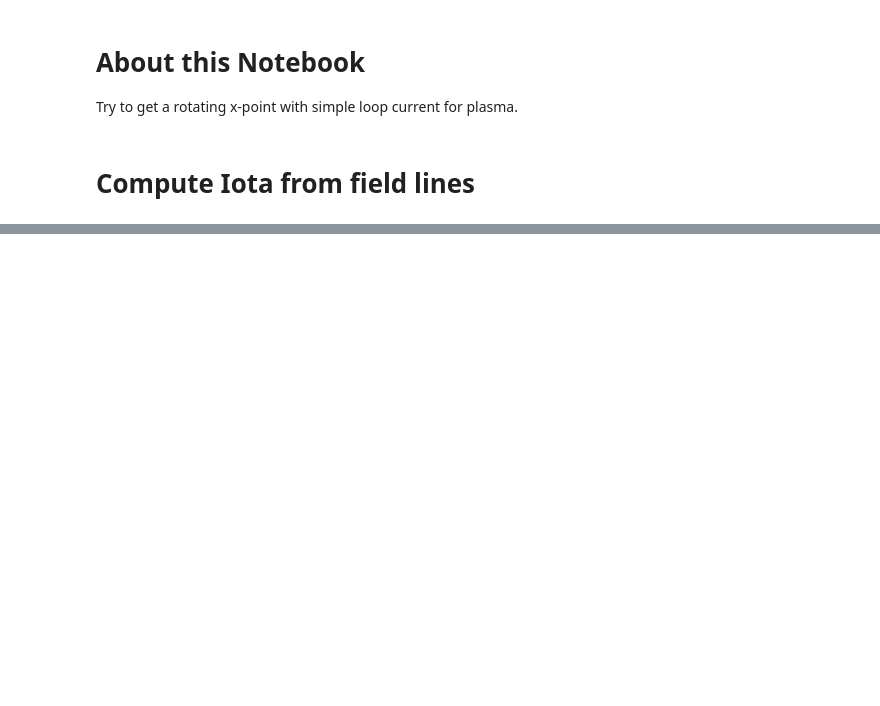
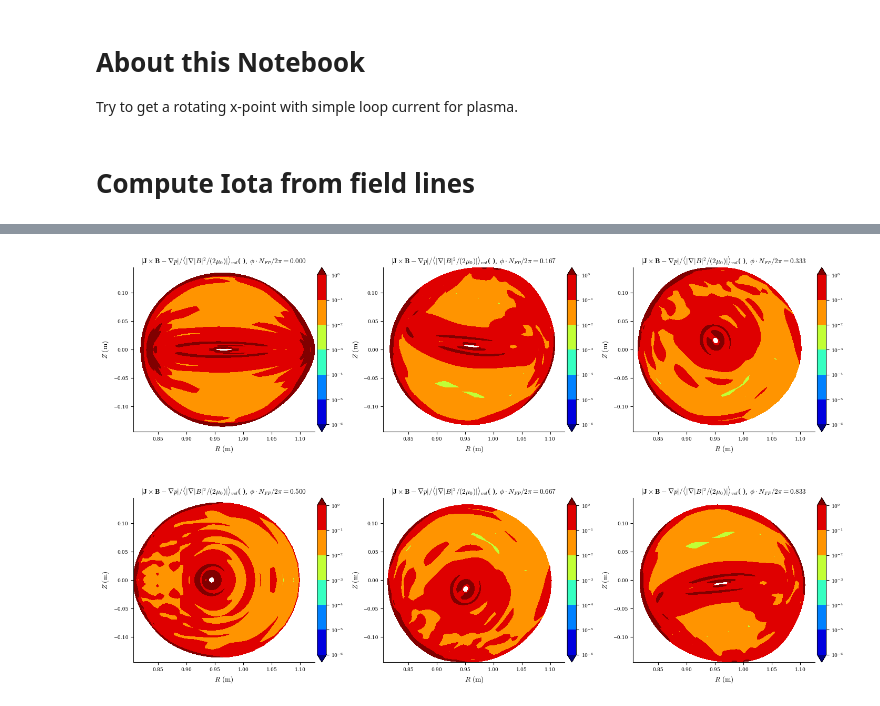
Before and after one commit to YigitElma/DEBUG-DESC, a Jupyter notebook: HBT-EP/hbt-ep-get-eq-from-field-trace.ipynb, the cells around one changed output, grey strips where cells are left out. Saved outputs shown, nothing was run; the diff lists cells and outputs as text; code cells hidden in the pictures; blank space fills up the shorter version.

```diff
--- a/HBT-EP/hbt-ep-get-eq-from-field-trace.ipynb
+++ b/HBT-EP/hbt-ep-get-eq-from-field-trace.ipynb
@@ -209,0 +263,4 @@ add_coils_to_plot(ax, [plasma_coil, umbilic_coil], nplanes=6);
+# %%
+plot_section(eq_from_surface, "|F|_normalized", log=True);
+# %% [output]
+[figure, added]
```
Also changed, not shown: parts of 12 cells of this notebook, 13 other files.
